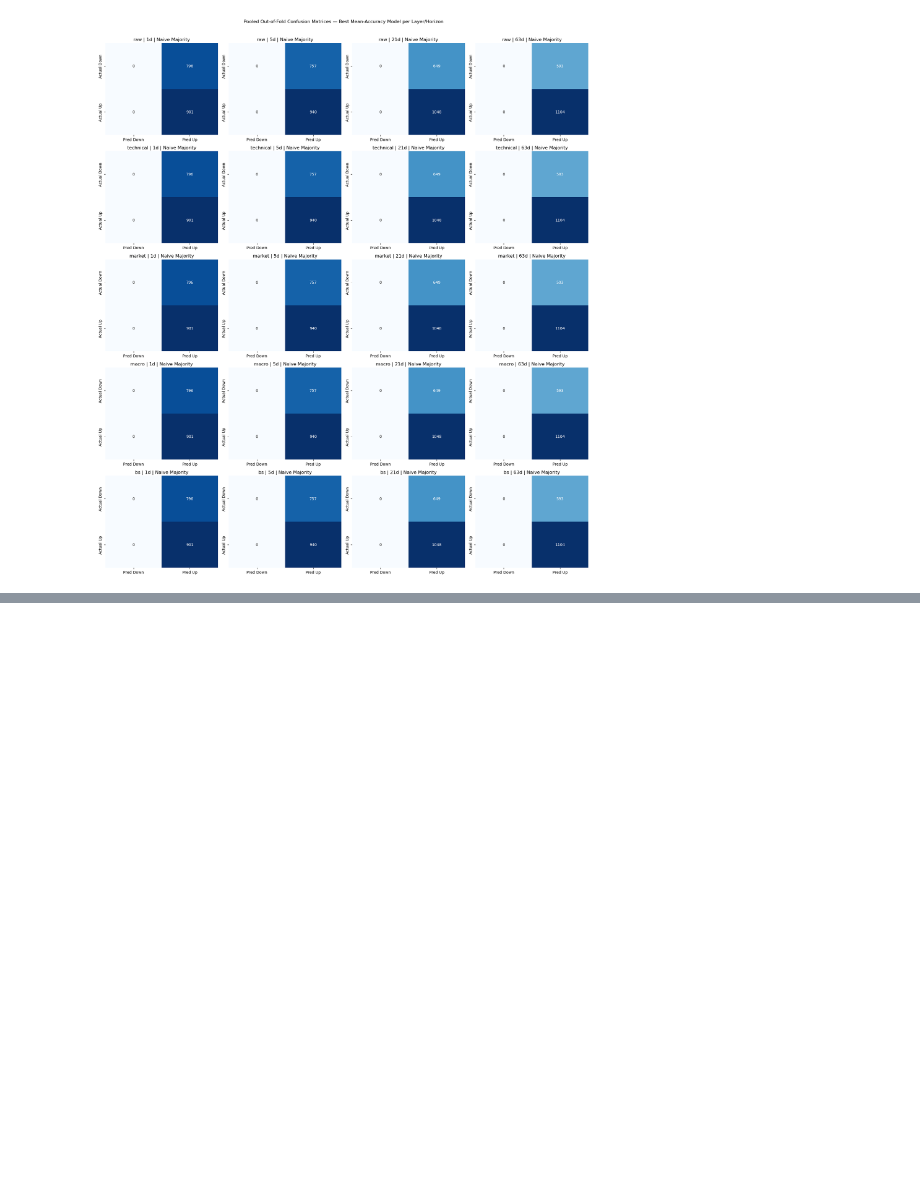
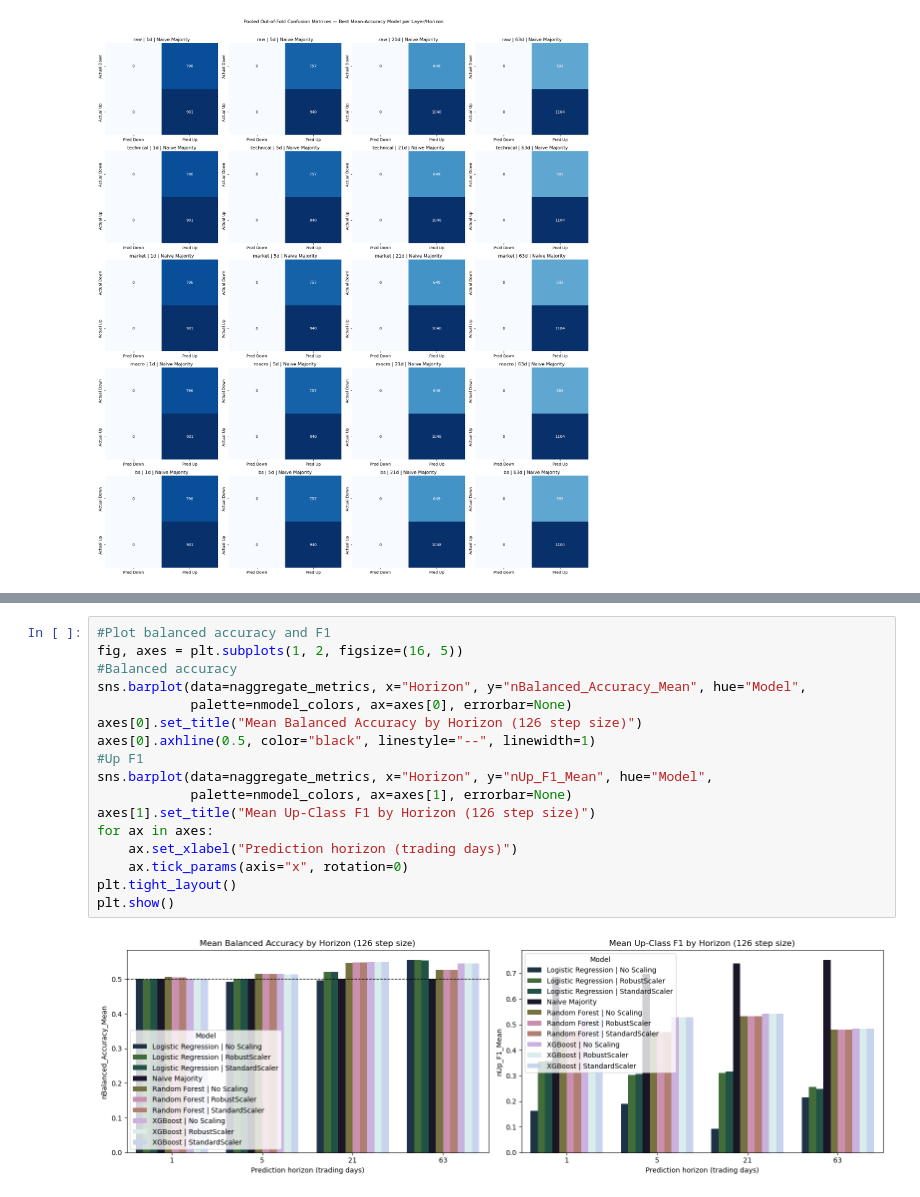
Before and after one commit to An-n-nie/CapSTOKED, a Jupyter notebook: notebooks/03_amzn_walk_forward_feature_layers.ipynb, the cells around one changed output, grey strips where cells are left out. Drawn from its saved outputs; the diff is of its cells as text; blank space fills up the shorter version.

```diff
--- a/notebooks/03_amzn_walk_forward_feature_layers.ipynb
+++ b/notebooks/03_amzn_walk_forward_feature_layers.ipynb
@@ -1343,0 +2031,19 @@ display(report_summary.sort_values(["Horizon", "Layer", "Up_F1_Report"],
+# %%
+#Plot balanced accuracy and F1
+fig, axes = plt.subplots(1, 2, figsize=(16, 5))
+#Balanced accuracy
+sns.barplot(data=naggregate_metrics, x="Horizon", y="nBalanced_Accuracy_Mean", hue="Model",
+            palette=nmodel_colors, ax=axes[0], errorbar=None)
+axes[0].set_title("Mean Balanced Accuracy by Horizon (126 step size)")
+axes[0].axhline(0.5, color="black", linestyle="--", linewidth=1)
+#Up F1
+sns.barplot(data=naggregate_metrics, x="Horizon", y="nUp_F1_Mean", hue="Model",
+            palette=nmodel_colors, ax=axes[1], errorbar=None)
+axes[1].set_title("Mean Up-Class F1 by Horizon (126 step size)")
+for ax in axes:
+    ax.set_xlabel("Prediction horizon (trading days)")
+    ax.tick_params(axis="x", rotation=0)
+plt.tight_layout()
+plt.show()
+# %% [output]
+[figure, added]
```
Also changed, not shown: parts of 29 cells of this notebook, 1 other file.
